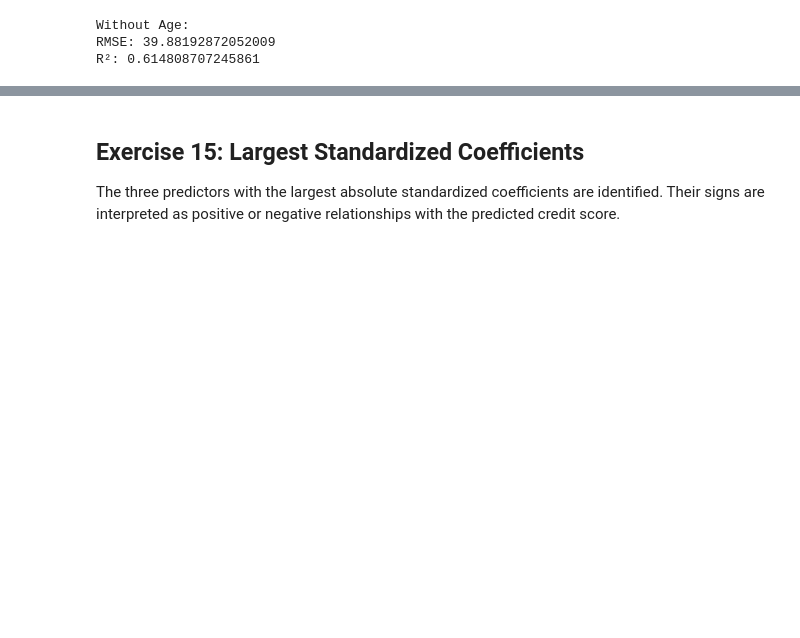
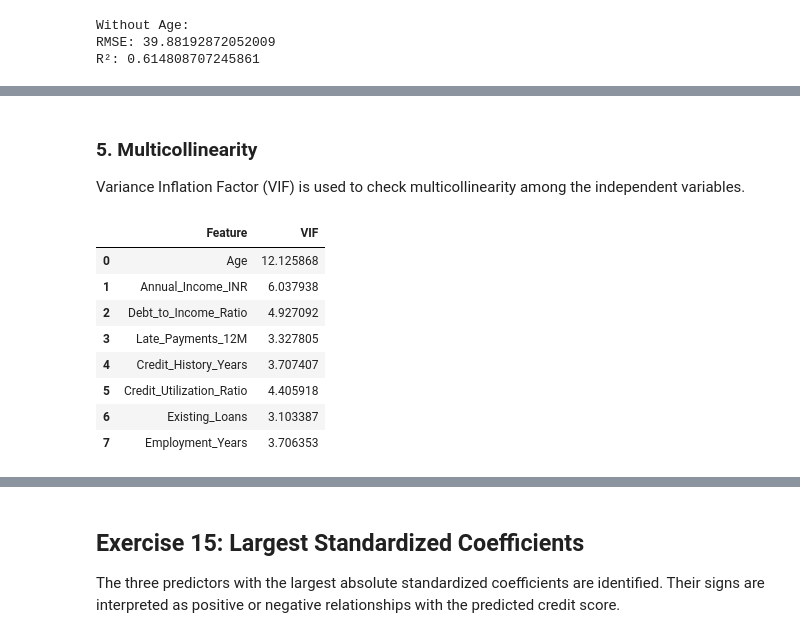
Before and after one commit to Drishti06Sharma/Applied-Machine-Learning, a Jupyter notebook: lab4.ipynb, the cells around one changed output, grey strips where cells are left out. Drawn from its saved outputs; the diff is of its cells as text; code cells hidden in the pictures; blank space fills up the shorter version.

```diff
--- a/lab4.ipynb
+++ b/lab4.ipynb
@@ -460,0 +513,27 @@ R²: 0.614808707245861
+# %% [markdown]
+### 5. Multicollinearity
+
+Variance Inflation Factor (VIF) is used to check multicollinearity among the independent variables.
+# %%
+from statsmodels.stats.outliers_influence import variance_inflation_factor
+
+vif_data = pd.DataFrame()
+
+vif_data["Feature"] = X.columns
+
+vif_data["VIF"] = [
+    variance_inflation_factor(X.values, i)
+    for i in range(X.shape[1])
+]
+
+display(vif_data)
+# %% [output]
+|  | Feature | VIF |
+| 0 | Age | 12.125868 |
+| 1 | Annual_Income_INR | 6.037938 |
+| 2 | Debt_to_Income_Ratio | 4.927092 |
+| 3 | Late_Payments_12M | 3.327805 |
+| 4 | Credit_History_Years | 3.707407 |
+| 5 | Credit_Utilization_Ratio | 4.405918 |
+| 6 | Existing_Loans | 3.103387 |
+| 7 | Employment_Years | 3.706353 |
```
Also changed, not shown: parts of 17 cells of this notebook, 1 other file.
